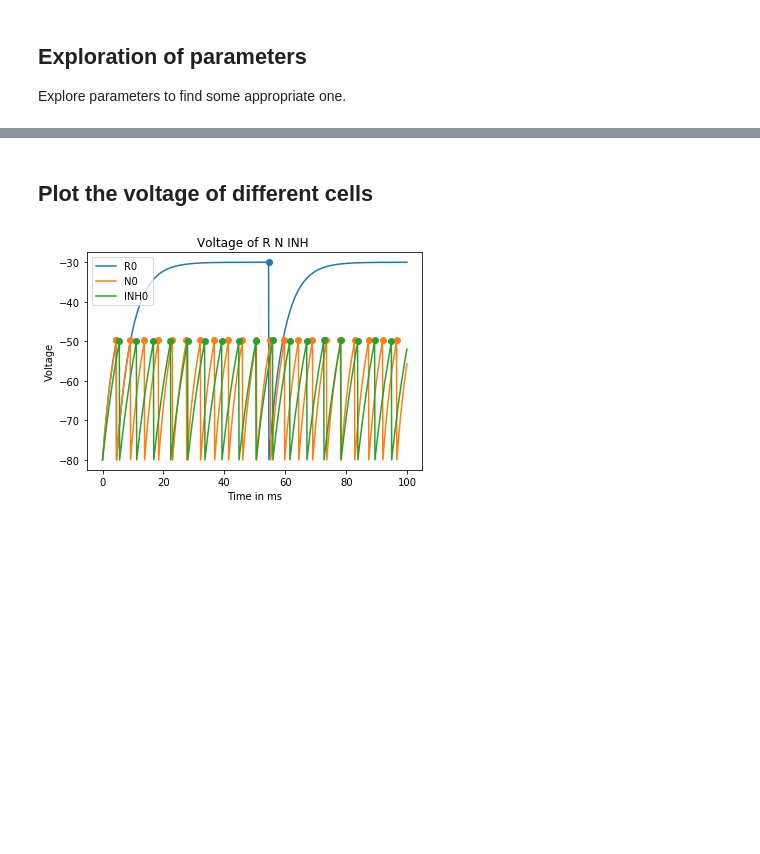
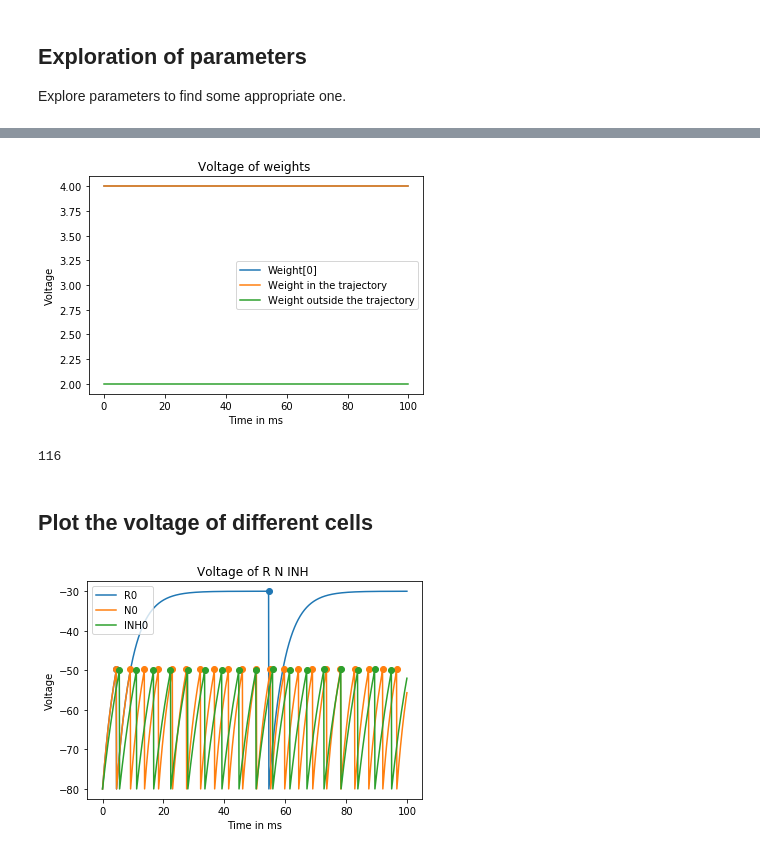
Before and after one commit to Victoriad1996/SemesterProject, a Jupyter notebook: SimpleFairhall/fairhall.ipynb, the cells around one changed output, grey strips where cells are left out. Cells and saved outputs as stored; diff of their text form; code cells hidden in the pictures; blank space fills up the shorter version.

```diff
--- a/SimpleFairhall/fairhall.ipynb
+++ b/SimpleFairhall/fairhall.ipynb
@@ -67,3 +76,12 @@ WARNING    "v_leak_random" is an internal variable of group "neurongroup_208", b
+# %%
+functions.plot_voltages_other_types(fm1, ['weights'])
+# %% [output]
+[figure, added]
+# %%
+n = fm1.p['rows'] * fm1.p['cols'] -1
+np.int(fm1.PC.x[n] / meter)
+# %% [output]
+116
 # %% [markdown]
 ## Plot the voltage of different cells
 # %%
```
Also changed, not shown: parts of 10 cells of this notebook, 9 other files.
